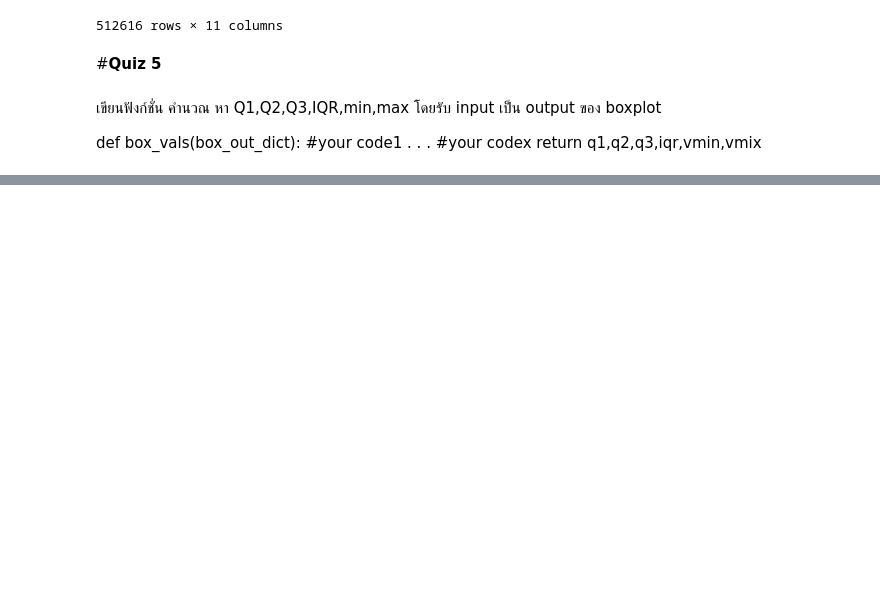
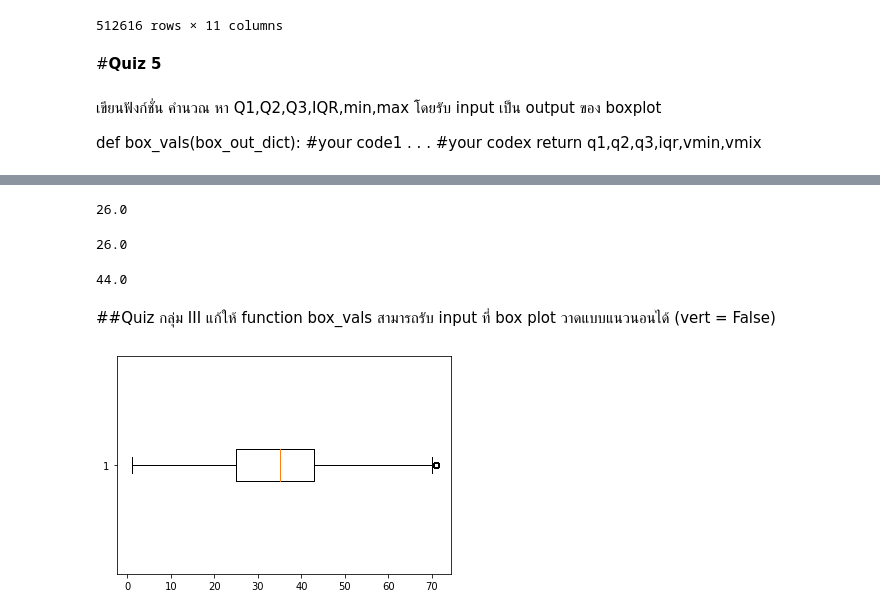
Before and after one commit to chuangchai49097/DWDM21, a Jupyter notebook: Data_Preprocessing_(Chapter_3).ipynb, the cells around one changed output, grey strips where cells are left out. Saved outputs shown, nothing was run; the diff lists cells and outputs as text; code cells hidden in the pictures; blank space fills up the shorter version.

Commit message:
Hw10+Quiz

```diff
--- a/Data_Preprocessing_(Chapter_3).ipynb
+++ b/Data_Preprocessing_(Chapter_3).ipynb
@@ -1140,0 +1139,19 @@ Max = 43.0
+# %%
+
+q1 = data_dict['boxes'][0].get_ydata()[0]
+q1
+# %% [output]
+26.0
+# %%
+q2 = data_dict['boxes'][0].get_ydata()[1]
+q2
+# %% [output]
+26.0
+# %%
+
+q3 = data_dict['boxes'][0].get_ydata()[2]
+q3
+# %% [output]
+44.0
+# %% [markdown]
+##Quiz กลุ่ม III แก้ให้ function box_vals สามารถรับ input ที่ box plot วาดแบบแนวนอนได้ (vert = False)
@@ -1140,0 +1170,5 @@ Max = 43.0
+# %%
+
+data_dict_x = plt.boxplot(data_cases2_nomissingage_nooutlier['age'],vert=False)
+# %% [output]
+[figure, added]
```
Also changed, not shown: parts of 37 cells of this notebook.
